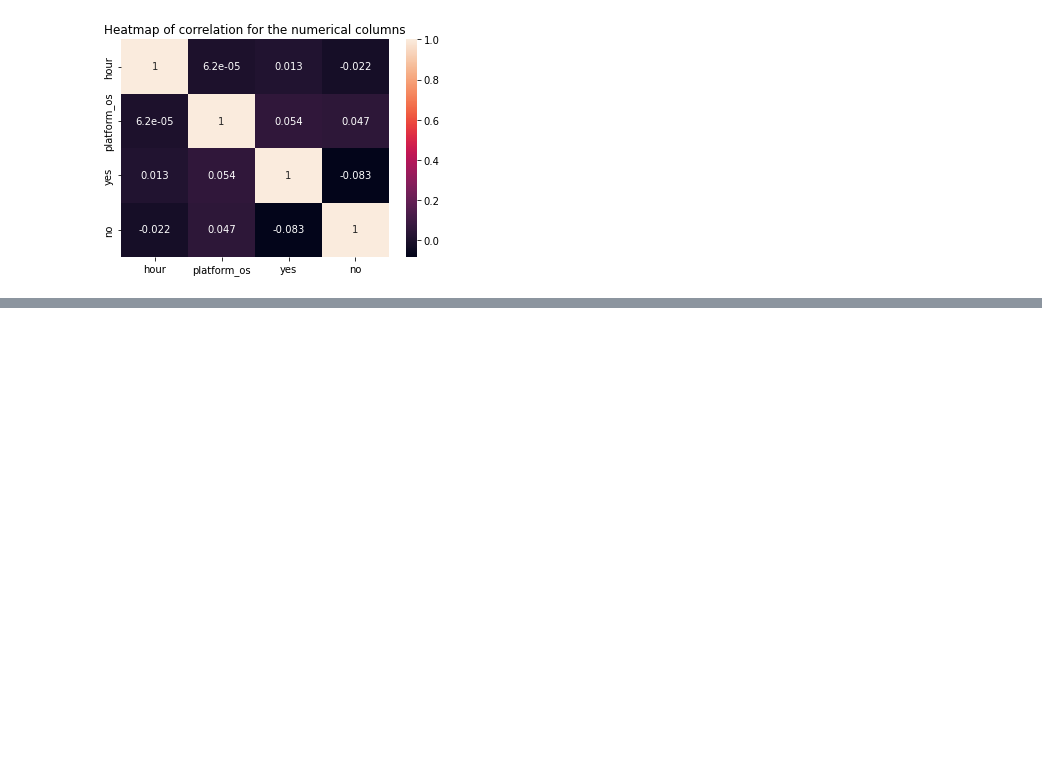
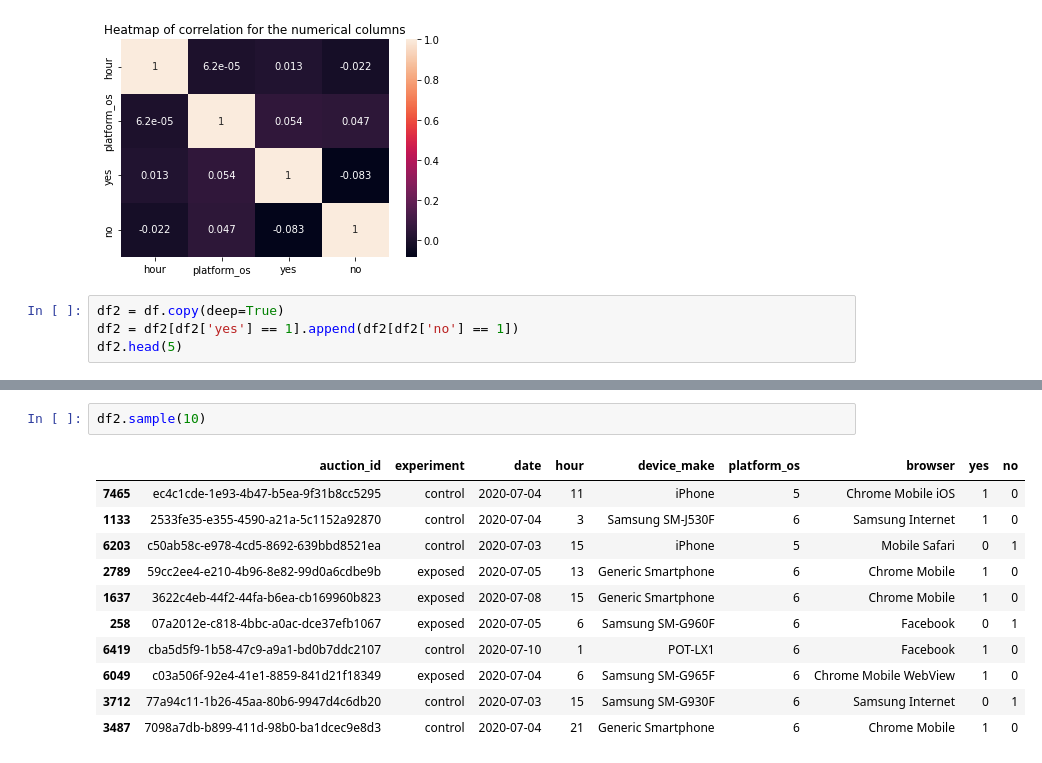
Before and after one commit to abu-bakarr/10_Academy_Week2_Group, a Jupyter notebook: notebooks/Data understanding.ipynb, the cells around one changed output, grey strips where cells are left out. Drawn from its saved outputs; the diff is of its cells as text; blank space fills up the shorter version.

```diff
--- a/notebooks/Data understanding.ipynb
+++ b/notebooks/Data understanding.ipynb
@@ -209,3 +217,7 @@ plt.title('Heatmap of correlation for the numerical columns')
 plt.show()
 # %% [output]
 [figure]
+# %%
+df2 = df.copy(deep=True)
+df2 = df2[df2['yes'] == 1].append(df2[df2['no'] == 1])
+df2.head(5)
@@ -211,0 +231,14 @@ plt.show()
+# %%
+df2.sample(10)
+# %% [output]
+|  | auction_id | experiment | date | hour | device_make | platform_os | browser | yes | no |
+| 7465 | ec4c1cde-1e93-4b47-b5ea-9f31b8cc5295 | control | 2020-07-04 | 11 | iPhone | 5 | Chrome Mobile iOS | 1 | 0 |
+| 1133 | 2533fe35-e355-4590-a21a-5c1152a92870 | control | 2020-07-04 | 3 | Samsung SM-J530F | 6 | Samsung Internet | 1 | 0 |
+| 6203 | c50ab58c-e978-4cd5-8692-639bbd8521ea | control | 2020-07-03 | 15 | iPhone | 5 | Mobile Safari | 0 | 1 |
+| 2789 | 59cc2ee4-e210-4b96-8e82-99d0a6cdbe9b | exposed | 2020-07-05 | 13 | Generic Smartphone | 6 | Chrome Mobile | 1 | 0 |
+| 1637 | 3622c4eb-44f2-44fa-b6ea-cb169960b823 | exposed | 2020-07-08 | 15 | Generic Smartphone | 6 | Chrome Mobile | 1 | 0 |
+| 258 | 07a2012e-c818-4bbc-a0ac-dce37efb1067 | exposed | 2020-07-05 | 6 | Samsung SM-G960F | 6 | Facebook | 0 | 1 |
+| 6419 | cba5d5f9-1b58-47c9-a9a1-bd0b7ddc2107 | control | 2020-07-10 | 1 | POT-LX1 | 6 | Facebook | 1 | 0 |
+| 6049 | c03a506f-92e4-41e1-8859-841d21f18349 | exposed | 2020-07-04 | 6 | Samsung SM-G965F | 6 | Chrome Mobile WebView | 1 | 0 |
+| 3712 | 77a94c11-1b26-45aa-80b6-9947d4c6db20 | control | 2020-07-03 | 15 | Samsung SM-G930F | 6 | Samsung Internet | 0 | 1 |
+| 3487 | 7098a7db-b899-411d-98b0-ba1dcec9e8d3 | control | 2020-07-04 | 21 | Generic Smartphone | 6 | Chrome Mobile | 1 | 0 |
```
Also changed, not shown: parts of 4 cells of this notebook, 3 other files.
